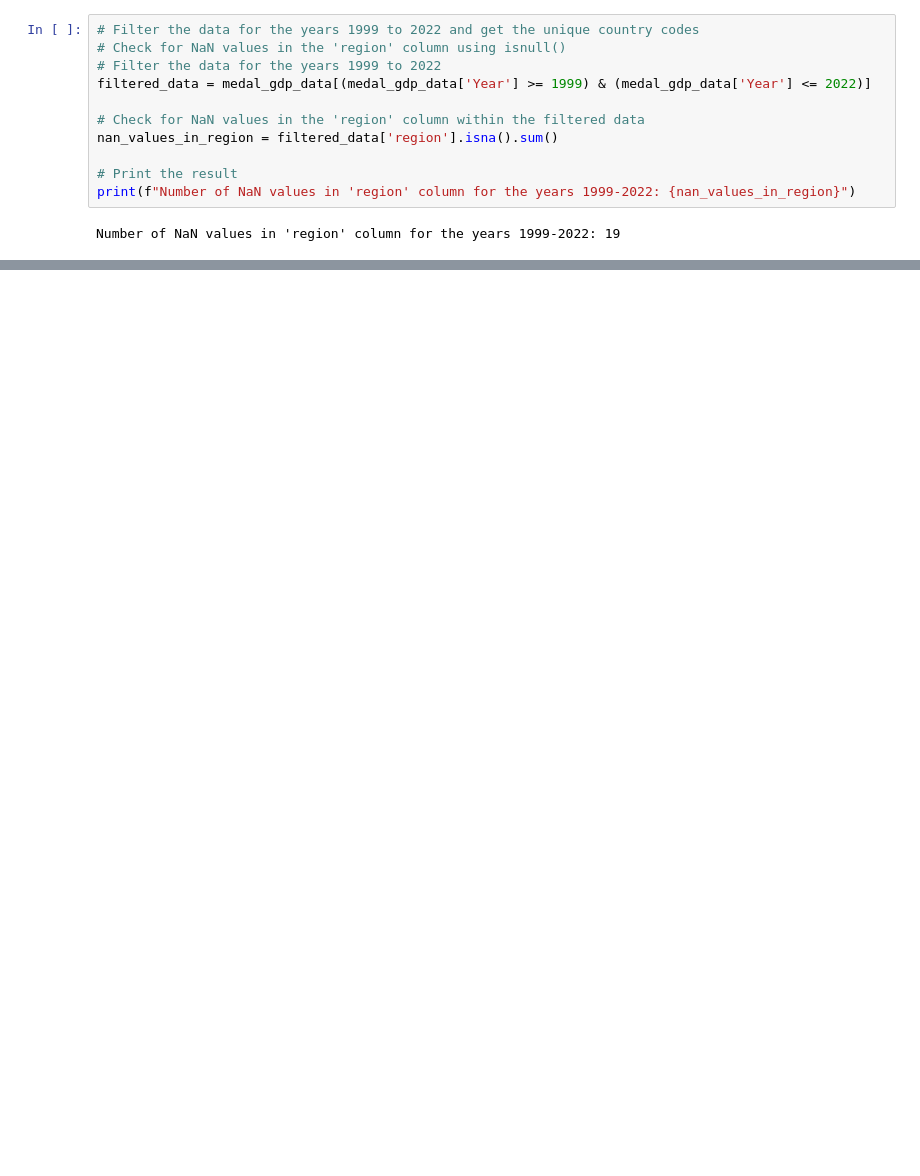
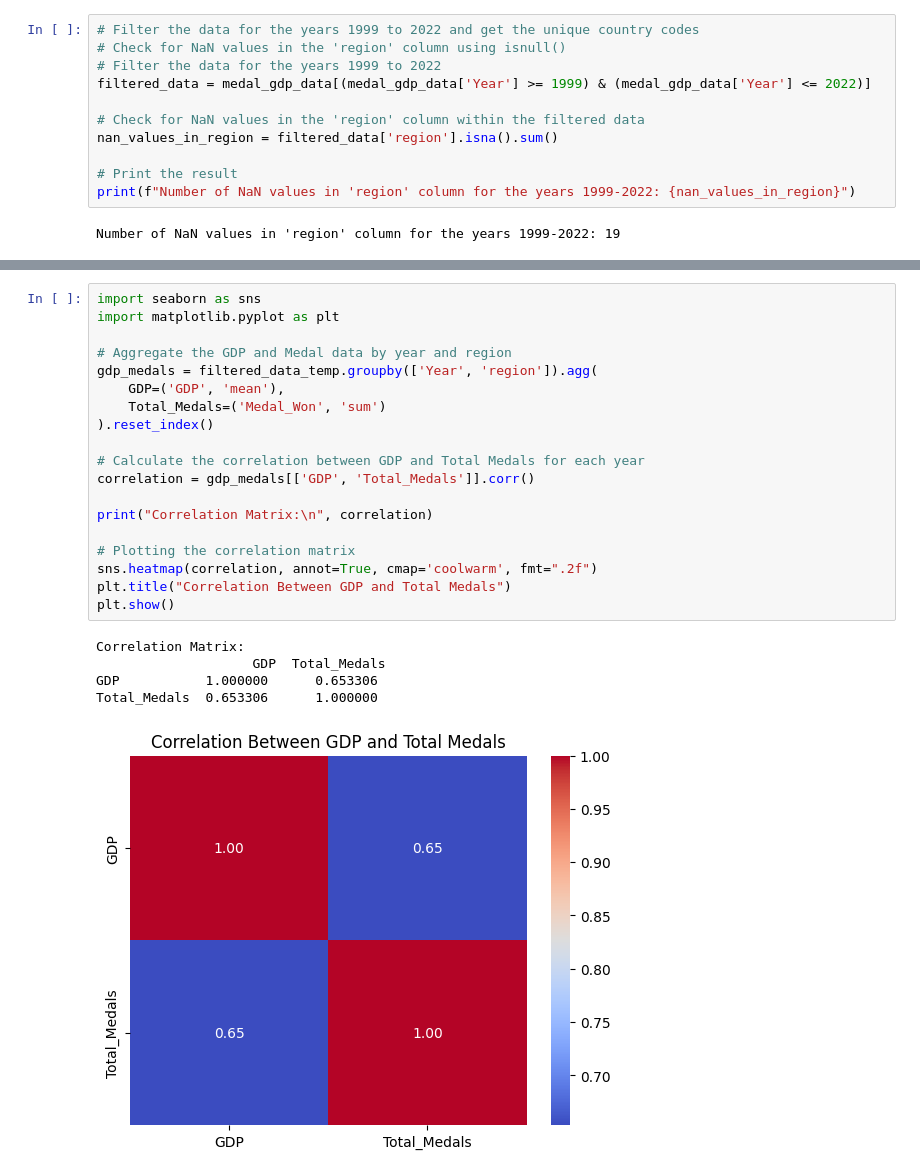
Before and after one commit to fabiohj7/DSA2-Final_Project, a Jupyter notebook: in_testing.ipynb, the cells around one changed output, grey strips where cells are left out. Cells and saved outputs as stored; diff of their text form; blank space fills up the shorter version.

```diff
--- a/in_testing.ipynb
+++ b/in_testing.ipynb
@@ -618,0 +710,25 @@ filtered_data[filtered_data['region']=='Virgin Islands, US']
+# %%
+import seaborn as sns
+import matplotlib.pyplot as plt
+
+# Aggregate the GDP and Medal data by year and region
+gdp_medals = filtered_data_temp.groupby(['Year', 'region']).agg(
+    GDP=('GDP', 'mean'),
+    Total_Medals=('Medal_Won', 'sum')
+).reset_index()
+
+# Calculate the correlation between GDP and Total Medals for each year
+correlation = gdp_medals[['GDP', 'Total_Medals']].corr()
+
+print("Correlation Matrix:\n", correlation)
+
+# Plotting the correlation matrix
+sns.heatmap(correlation, annot=True, cmap='coolwarm', fmt=".2f")
+plt.title("Correlation Between GDP and Total Medals")
+plt.show()
+# %% [output]
+Correlation Matrix:
+                    GDP  Total_Medals
+GDP           1.000000      0.653306
+Total_Medals  0.653306      1.000000
+[figure, added]
```
Also changed, not shown: parts of 44 cells of this notebook.
